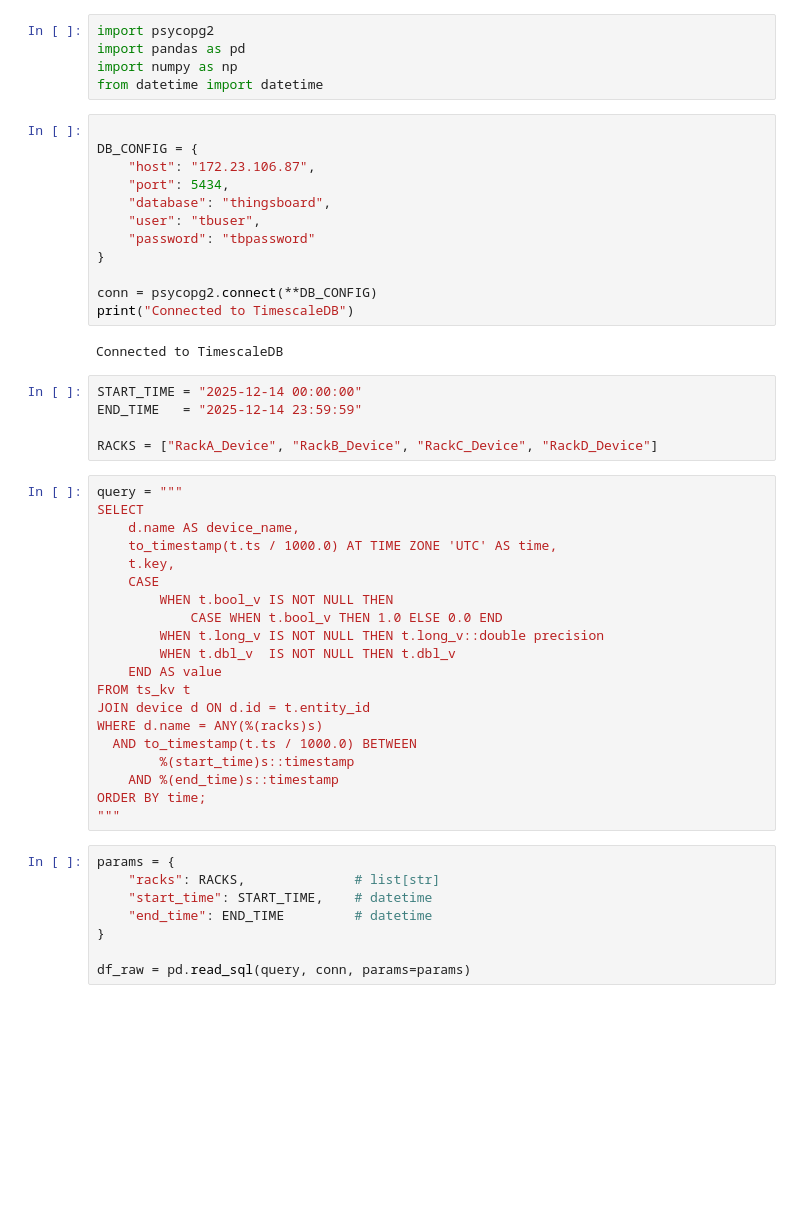
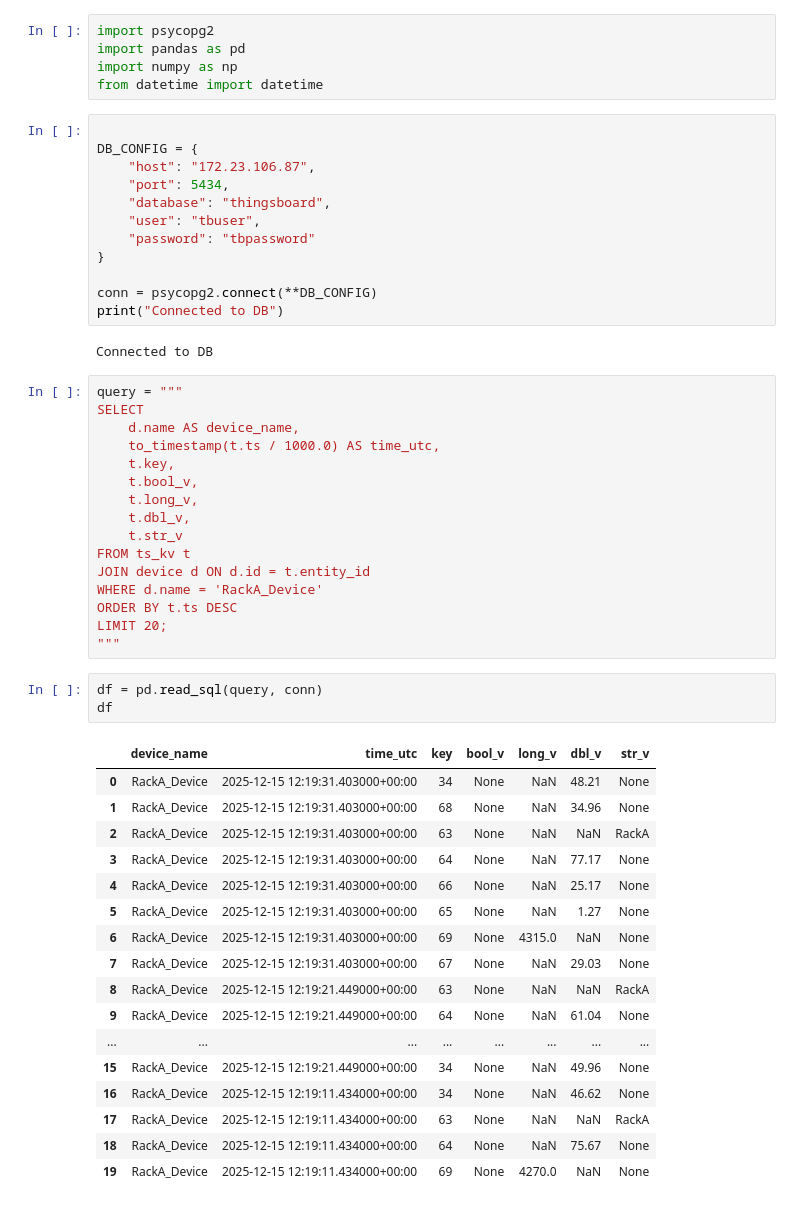
Before and after one commit to nishit-srivastava/hyperscale_data_center, a Jupyter notebook: ai_models/notebooks/01_timescale_to_flatfile.ipynb, the cells around one changed output. Drawn from its saved outputs; the diff is of its cells as text; blank space fills up the shorter version.

```diff
--- a/ai_models/notebooks/01_timescale_to_flatfile.ipynb
+++ b/ai_models/notebooks/01_timescale_to_flatfile.ipynb
@@ -14,39 +14,43 @@ DB_CONFIG = {
 }
 
 conn = psycopg2.connect(**DB_CONFIG)
-print("Connected to TimescaleDB")
+print("Connected to DB")
 # %% [output]
-Connected to TimescaleDB
+Connected to DB
-# %%
-START_TIME = "2025-12-14 00:00:00"
-END_TIME   = "2025-12-14 23:59:59"
-
-RACKS = ["RackA_Device", "RackB_Device", "RackC_Device", "RackD_Device"]
 # %%
 query = """
 SELECT
     d.name AS device_name,
-    to_timestamp(t.ts / 1000.0) AT TIME ZONE 'UTC' AS time,
+    to_timestamp(t.ts / 1000.0) AS time_utc,
     t.key,
-    CASE
-        WHEN t.bool_v IS NOT NULL THEN
-            CASE WHEN t.bool_v THEN 1.0 ELSE 0.0 END
-        WHEN t.long_v IS NOT NULL THEN t.long_v::double precision
-        WHEN t.dbl_v  IS NOT NULL THEN t.dbl_v
-    END AS value
+    t.bool_v,
+    t.long_v,
+    t.dbl_v,
+    t.str_v
 FROM ts_kv t
 JOIN device d ON d.id = t.entity_id
-WHERE d.name = ANY(%(racks)s)
-  AND to_timestamp(t.ts / 1000.0) BETWEEN
-        %(start_time)s::timestamp
-    AND %(end_time)s::timestamp
-ORDER BY time;
+WHERE d.name = 'RackA_Device'
+ORDER BY t.ts DESC
+LIMIT 20;
 """
-# %%
-params = {
-    "racks": RACKS,              # list[str]
-    "start_time": START_TIME,    # datetime
-    "end_time": END_TIME         # datetime
-}
-
-df_raw = pd.read_sql(query, conn, params=params)
+# %%
+df = pd.read_sql(query, conn)
+df
+# %% [output]
+|  | device_name | time_utc | key | bool_v | long_v | dbl_v | str_v |
+| 0 | RackA_Device | 2025-12-15 12:19:31.403000+00:00 | 34 | None | NaN | 48.21 | None |
+| 1 | RackA_Device | 2025-12-15 12:19:31.403000+00:00 | 68 | None | NaN | 34.96 | None |
+| 2 | RackA_Device | 2025-12-15 12:19:31.403000+00:00 | 63 | None | NaN | NaN | RackA |
+| 3 | RackA_Device | 2025-12-15 12:19:31.403000+00:00 | 64 | None | NaN | 77.17 | None |
+| 4 | RackA_Device | 2025-12-15 12:19:31.403000+00:00 | 66 | None | NaN | 25.17 | None |
+| 5 | RackA_Device | 2025-12-15 12:19:31.403000+00:00 | 65 | None | NaN | 1.27 | None |
+| 6 | RackA_Device | 2025-12-15 12:19:31.403000+00:00 | 69 | None | 4315.0 | NaN | None |
+| 7 | RackA_Device | 2025-12-15 12:19:31.403000+00:00 | 67 | None | NaN | 29.03 | None |
+| 8 | RackA_Device | 2025-12-15 12:19:21.449000+00:00 | 63 | None | NaN | NaN | RackA |
+| 9 | RackA_Device | 2025-12-15 12:19:21.449000+00:00 | 64 | None | NaN | 61.04 | None |
+| ... | ... | ... | ... | ... | ... | ... | ... |
+| 15 | RackA_Device | 2025-12-15 12:19:21.449000+00:00 | 34 | None | NaN | 49.96 | None |
+| 16 | RackA_Device | 2025-12-15 12:19:11.434000+00:00 | 34 | None | NaN | 46.62 | None |
+| 17 | RackA_Device | 2025-12-15 12:19:11.434000+00:00 | 63 | None | NaN | NaN | RackA |
+| 18 | RackA_Device | 2025-12-15 12:19:11.434000+00:00 | 64 | None | NaN | 75.67 | None |
+| 19 | RackA_Device | 2025-12-15 12:19:11.434000+00:00 | 69 | None | 4270.0 | NaN | None |
```
Also changed, not shown: parts of 8 cells of this notebook, 4 other files.
